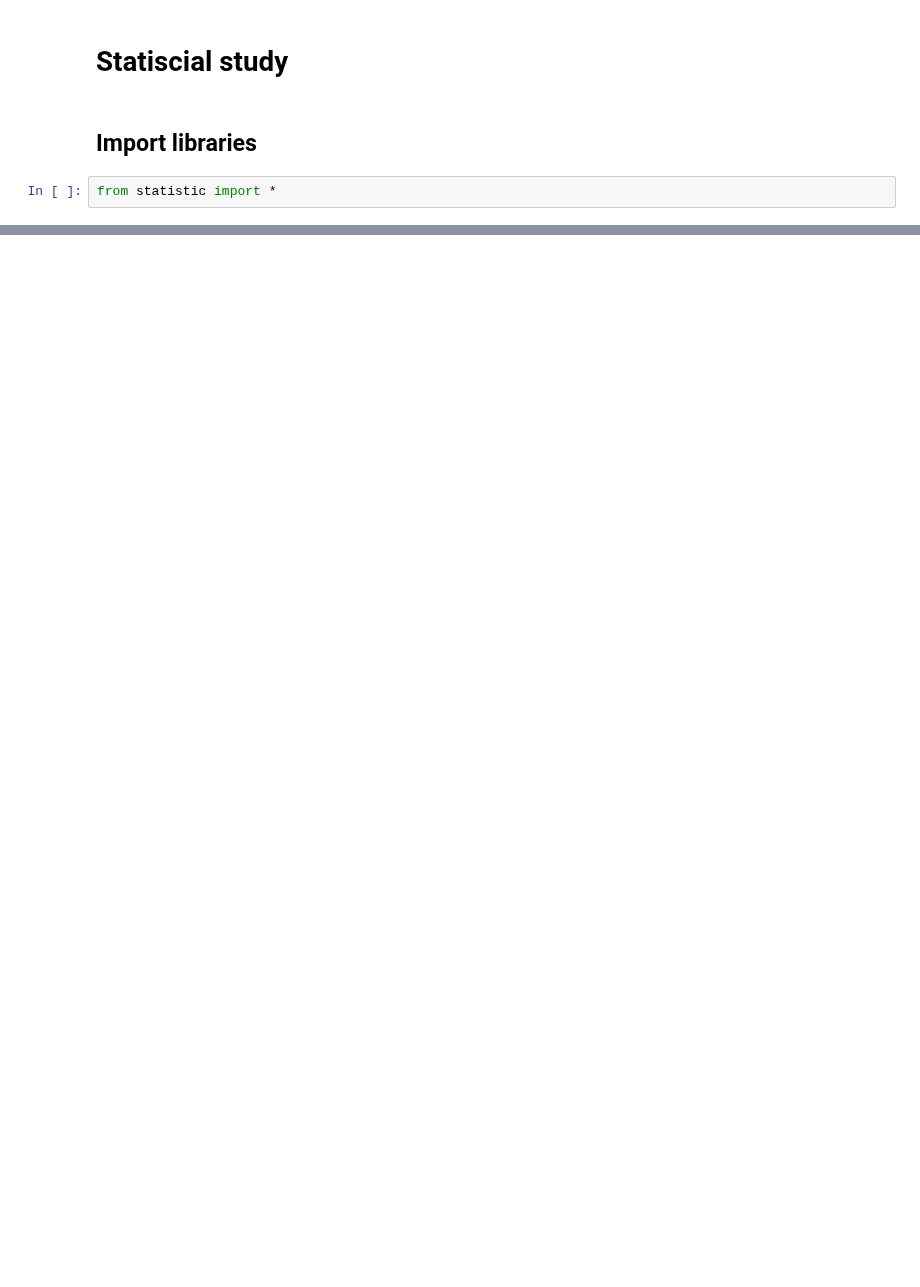
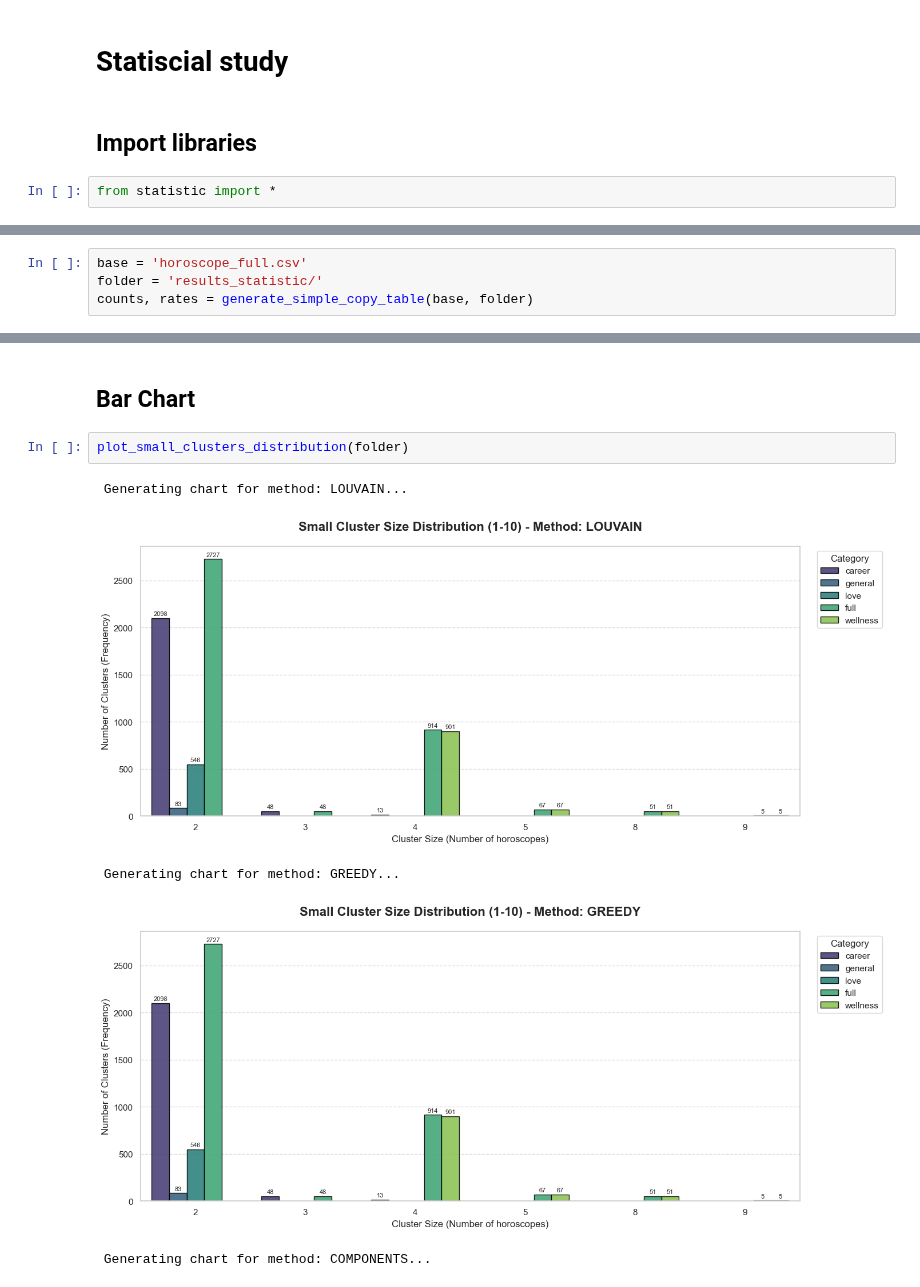
Before and after one commit to andregodinhodtu/02807_Comp_tools_project_group_02, a Jupyter notebook: notebooks/notebook_statistic.ipynb, the cells around one changed output, grey strips where cells are left out. Cells and saved outputs as stored; diff of their text form; blank space fills up the shorter version.

```diff
--- a/notebooks/notebook_statistic.ipynb
+++ b/notebooks/notebook_statistic.ipynb
@@ -204,0 +57,4 @@ TOP 10 MOST COHERENT CLUSTERS
+# %%
+base = 'horoscope_full.csv'
+folder = 'results_statistic/'
+counts, rates = generate_simple_copy_table(base, folder)
@@ -204,0 +112,10 @@ TOP 10 MOST COHERENT CLUSTERS
+# %% [markdown]
+## Bar Chart
+# %%
+plot_small_clusters_distribution(folder)
+# %% [output]
+ Generating chart for method: LOUVAIN...
+[figure, added]
+ Generating chart for method: GREEDY...
+[figure, added]
+ Generating chart for method: COMPONENTS...
```
Also changed, not shown: parts of 15 cells of this notebook, 1 other file.
